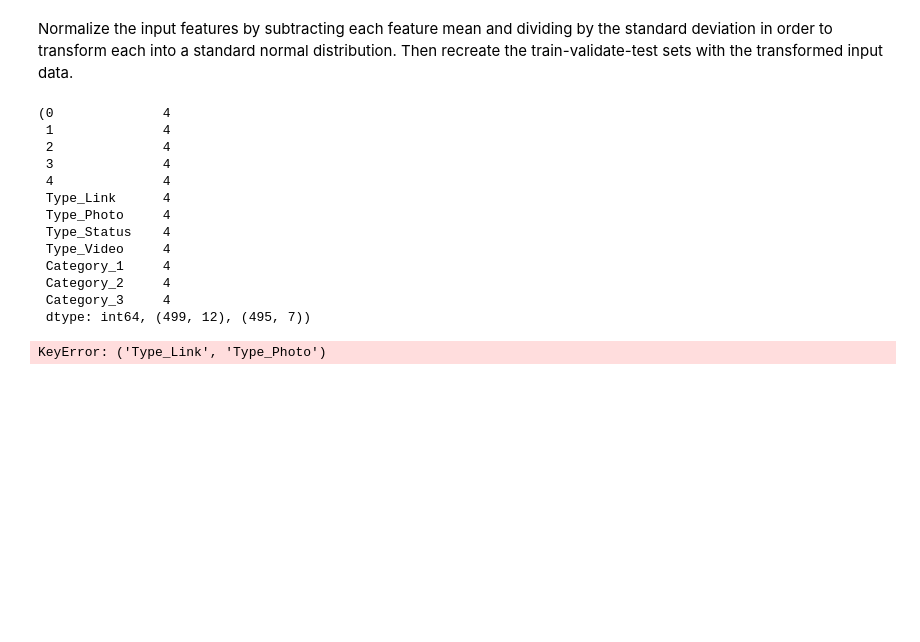
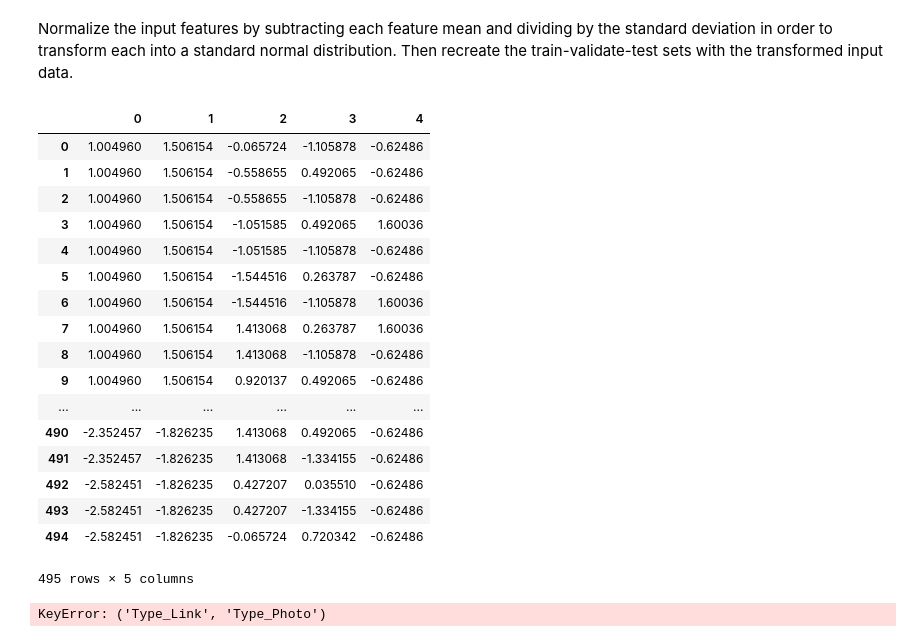
Before and after one commit to fleralle/dsc-tuning-neural-networks-with-normalization-lab-houston-ds-042219, a Jupyter notebook: index.ipynb, the cells around one changed output. Cells and saved outputs as stored; diff of their text form; code cells hidden in the pictures; blank space fills up the shorter version.

```diff
--- a/index.ipynb
+++ b/index.ipynb
@@ -185,26 +185,31 @@ Normalize the input features by subtracting each feature mean and dividing by th
 # %%
 ## standardize/categorize
 scaler = StandardScaler()
 X_scaled = pd.DataFrame(scaler.fit_transform(X.iloc[:,:5].astype('float')))
-
+X_scaled
 # X_scaled = pd.concat([scaled_df, X.iloc[:,5:]], axis=1)
 # X_scaled.columns = X.columns
 # X_scaled.dropna(inplace=True)
 # X_scaled.isna().sum(), X_scaled.shape, X.iloc[:,5:].shape
 # %% [output]
+|  | 0 | 1 | 2 | 3 | 4 |
+| 0 | 1.004960 | 1.506154 | -0.065724 | -1.105878 | -0.62486 |
+| 1 | 1.004960 | 1.506154 | -0.558655 | 0.492065 | -0.62486 |
+| 2 | 1.004960 | 1.506154 | -0.558655 | -1.105878 | -0.62486 |
+| 3 | 1.004960 | 1.506154 | -1.051585 | 0.492065 | 1.60036 |
+| 4 | 1.004960 | 1.506154 | -1.051585 | -1.105878 | -0.62486 |
+| 5 | 1.004960 | 1.506154 | -1.544516 | 0.263787 | -0.62486 |
+| 6 | 1.004960 | 1.506154 | -1.544516 | -1.105878 | 1.60036 |
+| 7 | 1.004960 | 1.506154 | 1.413068 | 0.263787 | 1.60036 |
+| 8 | 1.004960 | 1.506154 | 1.413068 | -1.105878 | -0.62486 |
+| 9 | 1.004960 | 1.506154 | 0.920137 | 0.492065 | -0.62486 |
+| ... | ... | ... | ... | ... | ... |
+| 490 | -2.352457 | -1.826235 | 1.413068 | 0.492065 | -0.62486 |
+| 491 | -2.352457 | -1.826235 | 1.413068 | -1.334155 | -0.62486 |
+| 492 | -2.582451 | -1.826235 | 0.427207 | 0.035510 | -0.62486 |
+| 493 | -2.582451 | -1.826235 | 0.427207 | -1.334155 | -0.62486 |
+| 494 | -2.582451 | -1.826235 | -0.065724 | 0.720342 | -0.62486 |
-(0              4
- 1              4
- 2              4
- 3              4
- 4              4
- Type_Link      4
- Type_Photo     4
- Type_Status    4
- Type_Video     4
- Category_1     4
- Category_2     4
- Category_3     4
- dtype: int64, (499, 12), (495, 7))
+495 rows × 5 columns
 # %%
 sorted(X_scaled['Type_Link', 'Type_Photo'].isna(), reverse=True)
 # %% [output]
```
